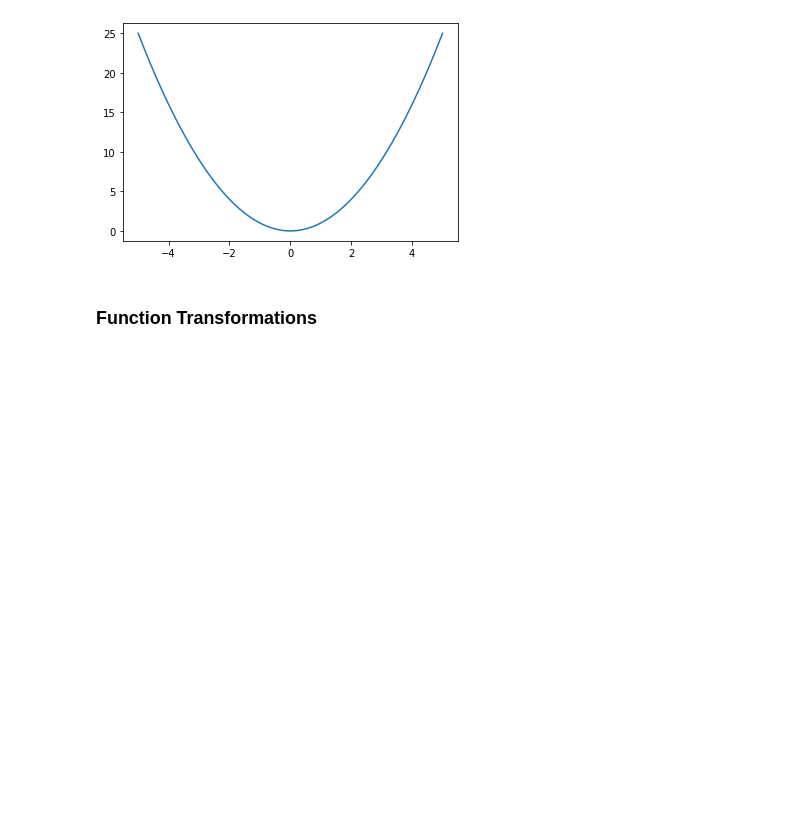
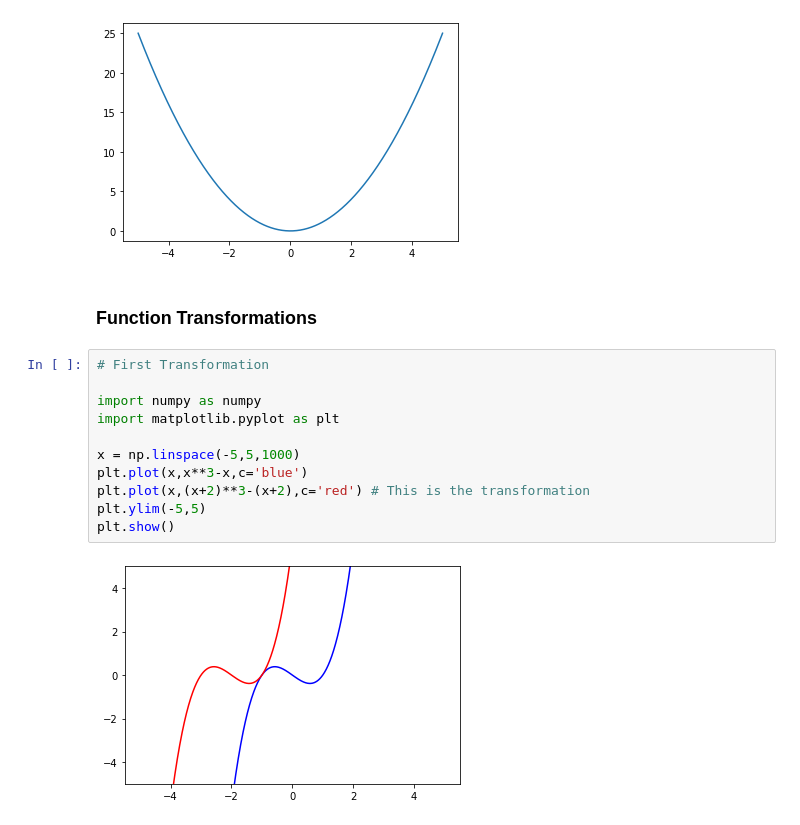
Before and after one commit to samyon7/Statistics-Python, a Jupyter notebook: Work_4/work_4-1.ipynb, the cells around one changed output. Drawn from its saved outputs; the diff is of its cells as text; blank space fills up the shorter version.

Commit message:
New codes for transformation of some functions

```diff
--- a/Work_4/work_4-1.ipynb
+++ b/Work_4/work_4-1.ipynb
@@ -76,3 +76,16 @@ plt.show()
 [figure]
 # %% [markdown]
 ### Function Transformations
+# %%
+# First Transformation
+
+import numpy as numpy
+import matplotlib.pyplot as plt
+
+x = np.linspace(-5,5,1000)
+plt.plot(x,x**3-x,c='blue')
+plt.plot(x,(x+2)**3-(x+2),c='red') # This is the transformation
+plt.ylim(-5,5)
+plt.show()
+# %% [output]
+[figure, added]
```
Also changed, not shown: parts of 6 cells of this notebook.
